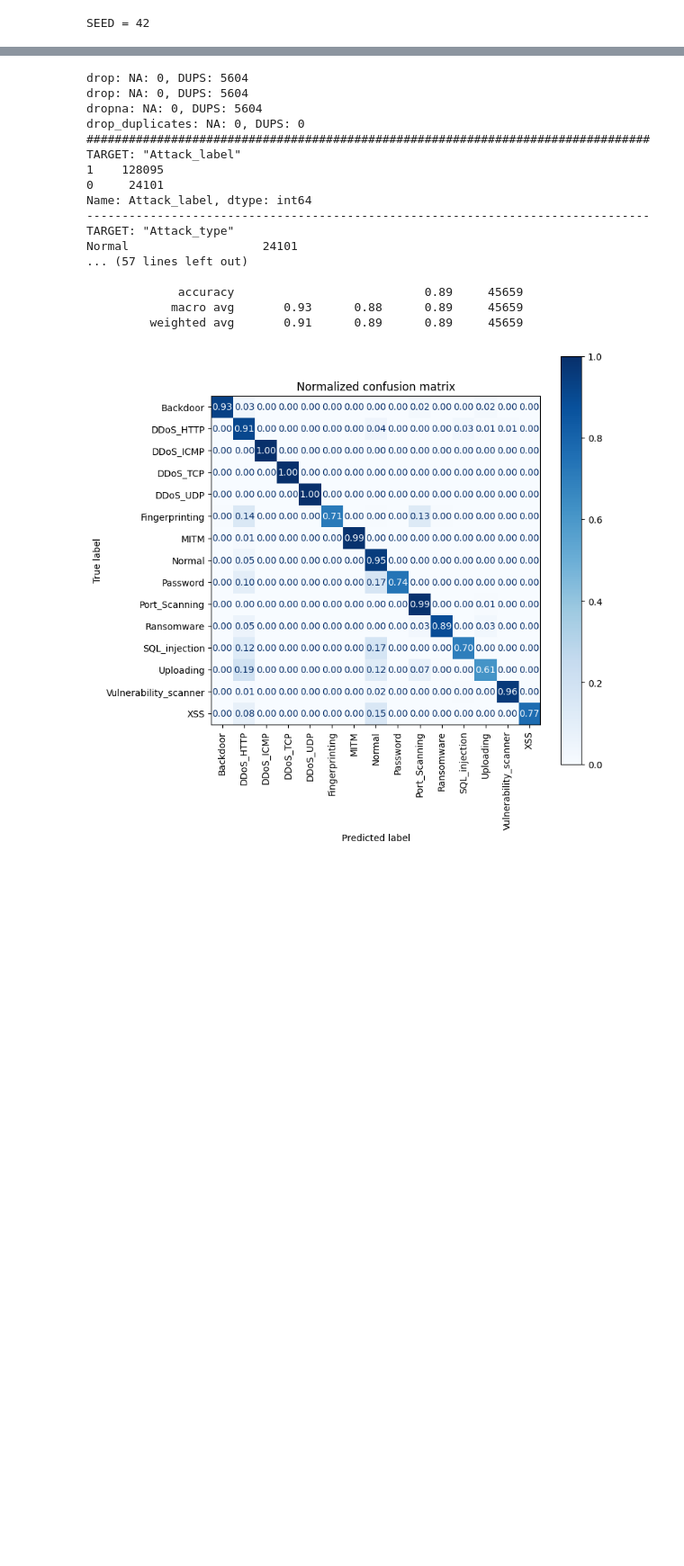
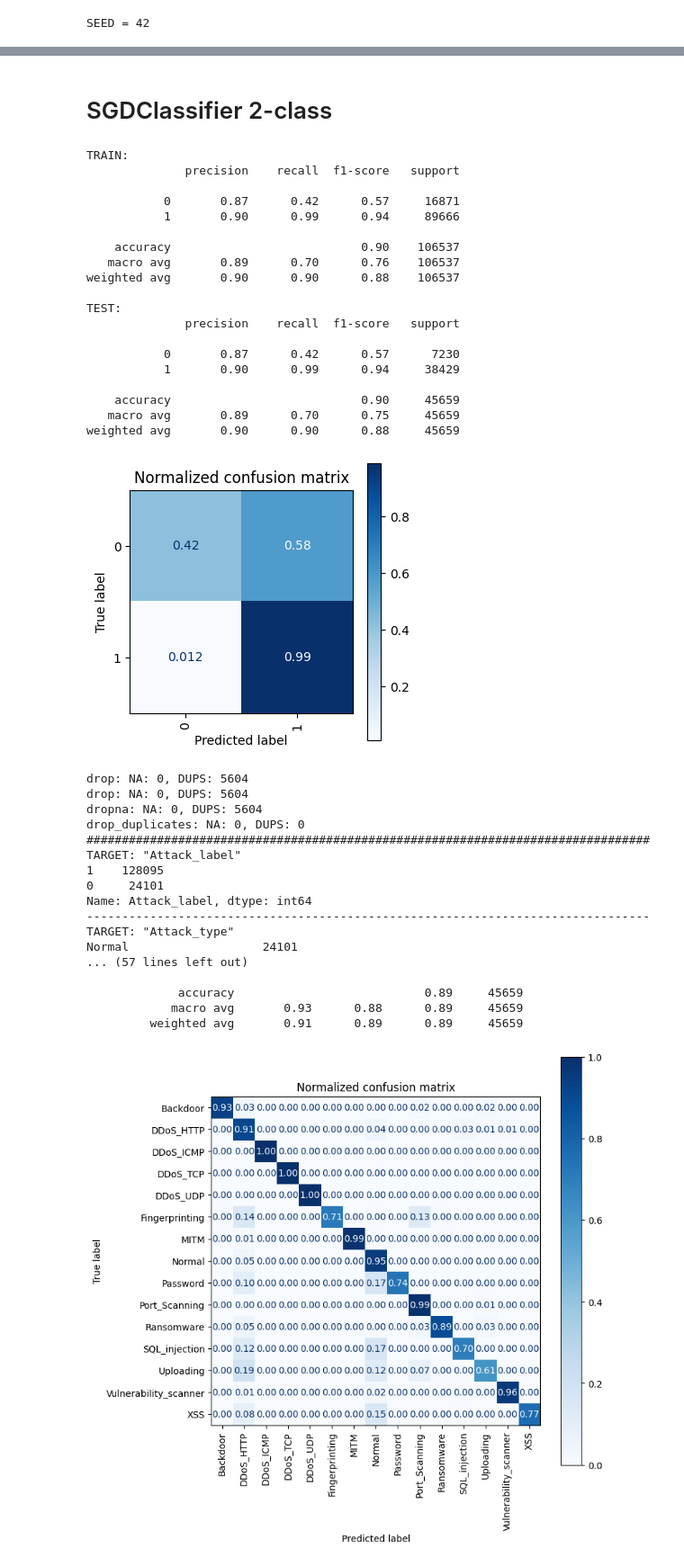
Before and after one commit to pro1710/ids, a Jupyter notebook: colab.ipynb, the cells around one changed output, grey strips where cells are left out. Shown at 90% size. Cells and saved outputs as stored; diff of their text form; code cells hidden in the pictures; blank space fills up the shorter version.

```diff
--- a/colab.ipynb
+++ b/colab.ipynb
@@ -372,3 +540,60 @@ weighted avg       0.98      0.98      0.98     45659
+# %% [markdown]
+# SGDClassifier 2-class
+# %%
+from sklearn.linear_model import SGDClassifier
+from sklearn.preprocessing import StandardScaler
+from sklearn.pipeline import make_pipeline
+
+df  = ids_common.prepare_dataset(path_to_dataset)
+
+X_train, X_test, y_train, y_test = dataset_split(df, target_label_2_class)
+
+if False:
+    tree_param = {'criterion':['gini','entropy', 'log_loss'],
+                'max_depth':[4,5,6,7,8,16,32,48,64,80,96,124,148]}
+
+    dt_cls = DecisionTreeClassifier(random_state=SEED)
+    grid_search = GridSearchCV(dt_cls, tree_param)
+
+    grid_search.fit(X_train, y_train)
+
+    print('Tuned:')
+    print('Parms: ', grid_search.best_params_)
+    print('Score:', grid_search.best_score_)
+
+    dt_cls = grid_search.best_estimator_
+else:
+    # best_params = {'criterion': 'entropy', 'max_depth': 8}
+    cls = make_pipeline(StandardScaler(), SGDClassifier(max_iter=1000, tol=1e-3))
+
+cls.fit(X_train, y_train)
+y_train_predict = cls.predict(X_train)
+y_test_predict = cls.predict(X_test)
+
+report_2(y_train, y_train_predict, y_test, y_test_predict)
+
+plot_cm(y_test, y_test_predict)
+# %% [output]
+TRAIN:
+              precision    recall  f1-score   support
+
+           0       0.87      0.42      0.57     16871
+           1       0.90      0.99      0.94     89666
+
+    accuracy                           0.90    106537
+   macro avg       0.89      0.70      0.76    106537
+weighted avg       0.90      0.90      0.88    106537
+
+TEST:
+              precision    recall  f1-score   support
+
+           0       0.87      0.42      0.57      7230
+           1       0.90      0.99      0.94     38429
+
+    accuracy                           0.90     45659
+   macro avg       0.89      0.70      0.75     45659
+weighted avg       0.90      0.90      0.88     45659
+[figure, added]
 # %%
 # 15 class
 
```
Also changed, not shown: parts of 19 cells of this notebook.
